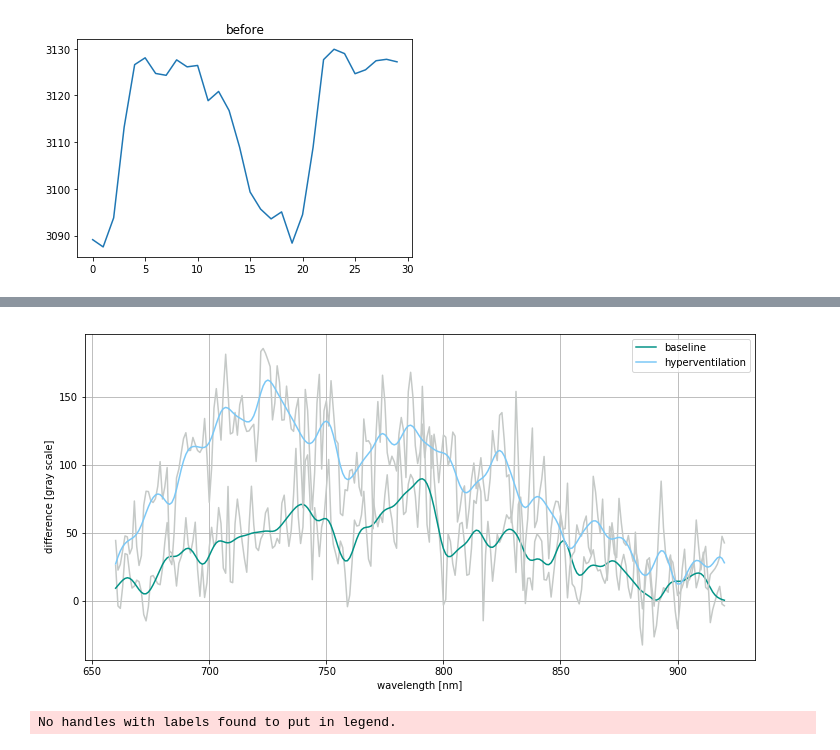
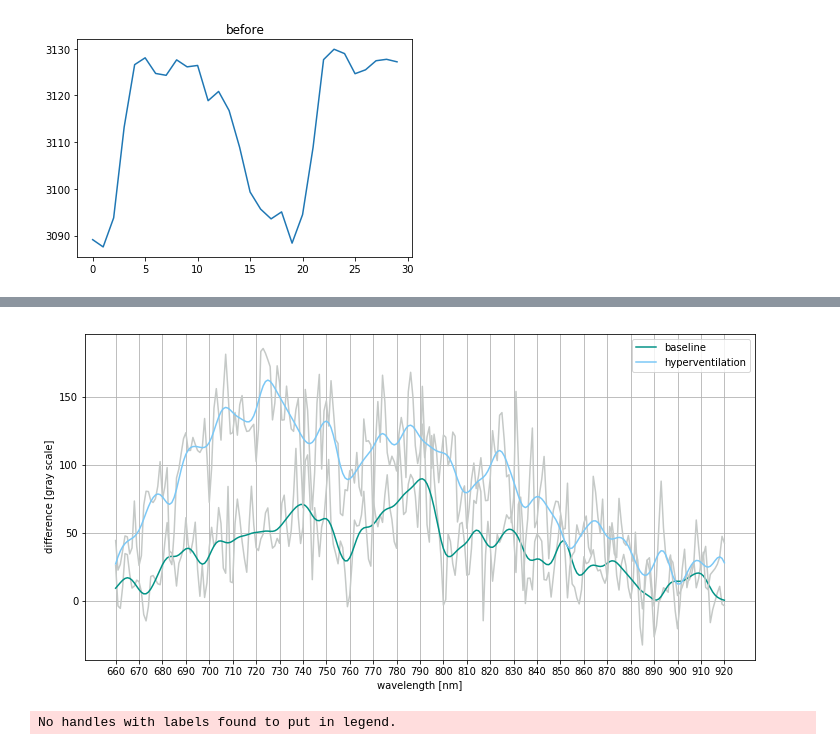
Before and after one commit to ToastCheng/ijv, a Jupyter notebook: n_分析過度換氣_氧氣瓶.ipynb, the cells around one changed output, grey strips where cells are left out. Cells and saved outputs as stored; diff of their text form; code cells hidden in the pictures.

```diff
--- a/n_分析過度換氣_氧氣瓶.ipynb
+++ b/n_分析過度換氣_氧氣瓶.ipynb
@@ -143,18 +141,19 @@ plt.show()
 # %%
 plt.figure(figsize=(12, 6))
 plt.plot(wl, data[310, :] - data[319, :], color="xkcd:silver")
 plt.plot(wl, smooth(data[310, :], 3) - smooth(data[319, :], 3), color="xkcd:teal", label="baseline")
 
 plt.plot(wl, data[9610, :] - data[9630, :], color="xkcd:silver")
 plt.plot(wl, smooth(data[9610, :], 3) - smooth(data[9630, :], 3), color="xkcd:lightblue", label="hyperventilation")
 
 plt.grid()
 plt.legend()
+plt.xticks([i for i in range(660, 921, 10)])
 plt.xlabel("wavelength [nm]")
 plt.ylabel("difference [gray scale]")
 plt.show()
 # %% [output]
-[figure, old version]
+[figure, new version]
 # %%
 plt.figure(figsize=(12, 6))
 hyp = smooth(data[9610, :], 3) - smooth(data[9630, :], 3)
```
Also changed, not shown: parts of 9 cells of this notebook, 8 other files.
